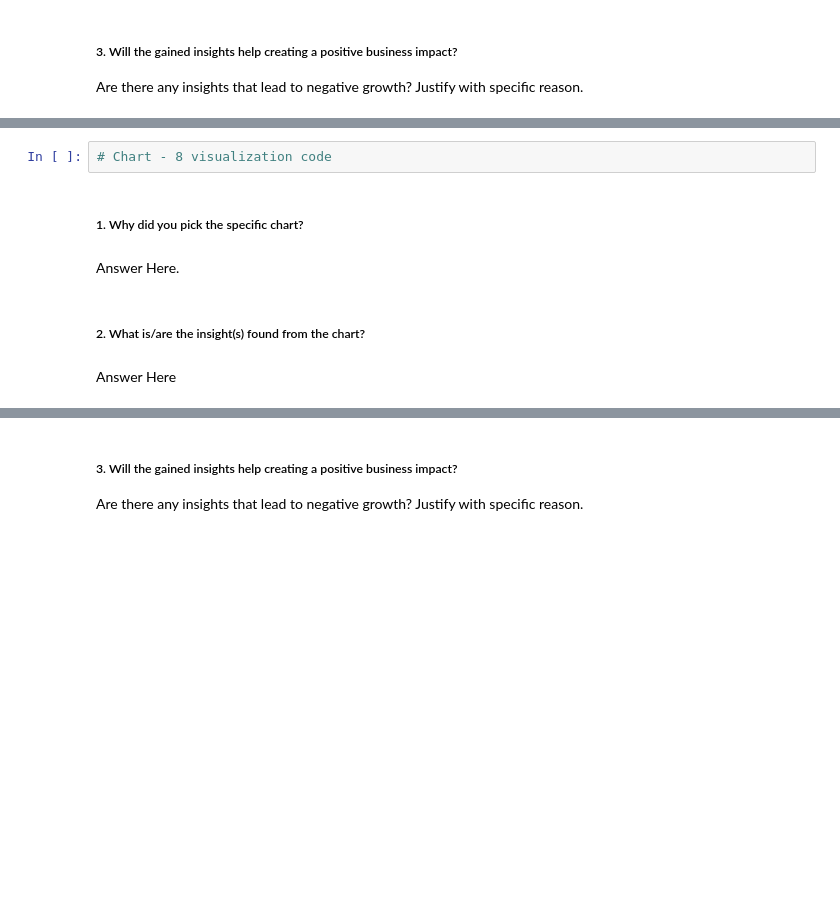
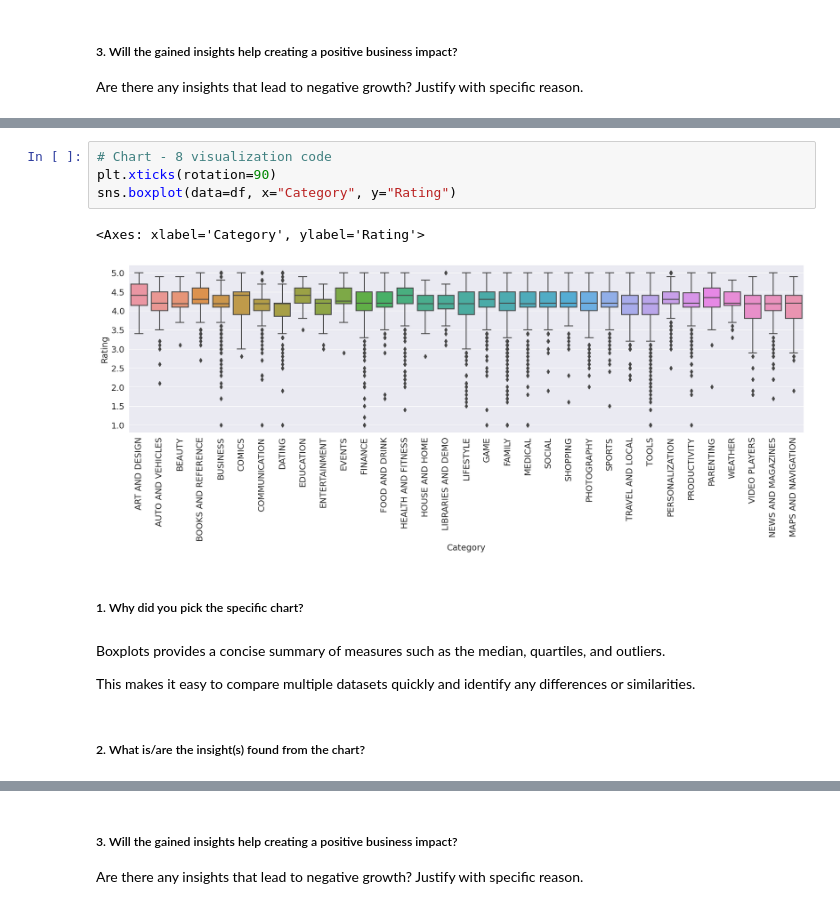
Before and after one commit to lukedanieldone/Play-Store-EDA, a Jupyter notebook: Playstore_EDA_Analysis.ipynb, the cells around one changed output, grey strips where cells are left out. Cells and saved outputs as stored; diff of their text form; blank space fills up the shorter version.

```diff
--- a/Playstore_EDA_Analysis.ipynb
+++ b/Playstore_EDA_Analysis.ipynb
@@ -689,10 +703,15 @@ Answer Here
 # %%
 # Chart - 8 visualization code
+plt.xticks(rotation=90)
+sns.boxplot(data=df, x="Category", y="Rating")
+# %% [output]
+<Axes: xlabel='Category', ylabel='Rating'>
+[figure, added]
 # %% [markdown]
 ##### 1. Why did you pick the specific chart?
-# %% [markdown]
-Answer Here.
+# %% [markdown]
+Boxplots provides a concise summary of measures such as the median, quartiles, and outliers.
+
+This makes it easy to compare multiple datasets quickly and identify any differences or similarities.
 # %% [markdown]
 ##### 2. What is/are the insight(s) found from the chart?
-# %% [markdown]
-Answer Here
```
Also changed, not shown: parts of 21 cells of this notebook.
